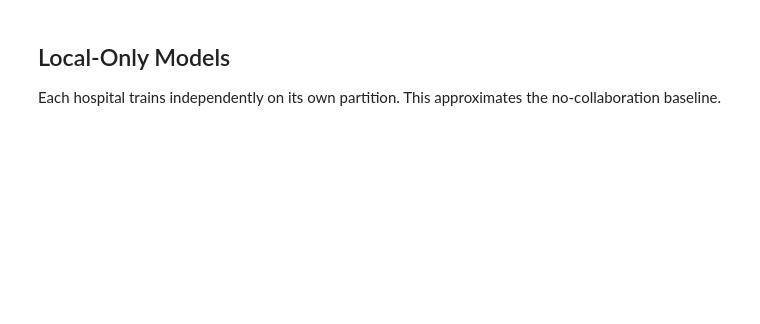
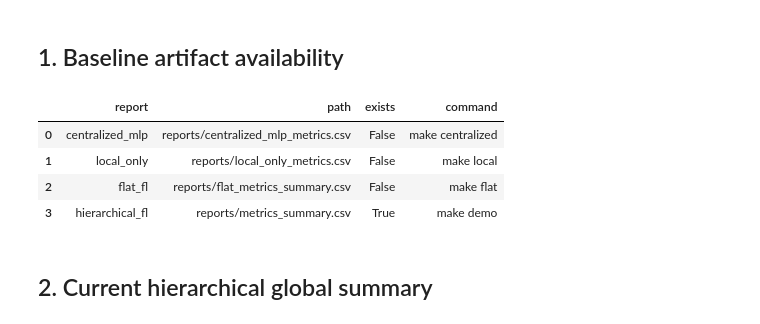
Before and after one commit to davidsarrat/hospital-ids-hfl, a Jupyter notebook: notebooks/01_centralized_baseline.ipynb, the cells around one changed output. Saved outputs shown, nothing was run; the diff lists cells and outputs as text; code cells hidden in the pictures; blank space fills up the shorter version.

Commit message:
Rework executable Flower demo and vignettes

```diff
--- a/notebooks/01_centralized_baseline.ipynb
+++ b/notebooks/01_centralized_baseline.ipynb
@@ -23,8 +18,0 @@ This command violates the federated privacy boundary on purpose: it concatenates
-# %%
-import pandas as pd
-path = Path('reports/centralized_mlp_metrics.csv')
-pd.read_csv(path) if path.exists() else 'Run the centralized baseline cell first.'
-# %% [markdown]
-## Local-Only Models
-
-Each hospital trains independently on its own partition. This approximates the no-collaboration baseline.
@@ -33,3 +19,30 @@ Each hospital trains independently on its own partition. This approximates the n
-# %%
-path = Path('reports/local_only_metrics.csv')
-pd.read_csv(path) if path.exists() else 'Run the local-only baseline cell first.'
+# %% [markdown]
+## 1. Baseline artifact availability
+# %%
+from pathlib import Path
+import pandas as pd
+
+reports = [
+    ("centralized_mlp", Path("reports/centralized_mlp_metrics.csv"), "make centralized"),
+    ("local_only", Path("reports/local_only_metrics.csv"), "make local"),
+    ("flat_fl", Path("reports/flat_metrics_summary.csv"), "make flat"),
+    ("hierarchical_fl", Path("reports/metrics_summary.csv"), "make demo"),
+]
+availability = pd.DataFrame(
+    {
+        "report": name,
+        "path": str(path),
+        "exists": path.exists(),
+        "command": command,
+    }
+    for name, path, command in reports
+)
+availability
+# %% [output]
+|  | report | path | exists | command |
+| 0 | centralized_mlp | reports/centralized_mlp_metrics.csv | False | make centralized |
+| 1 | local_only | reports/local_only_metrics.csv | False | make local |
+| 2 | flat_fl | reports/flat_metrics_summary.csv | False | make flat |
+| 3 | hierarchical_fl | reports/metrics_summary.csv | True | make demo |
+# %% [markdown]
+## 2. Current hierarchical global summary
```
Also changed, not shown: parts of 10 cells of this notebook, 50 other files.
